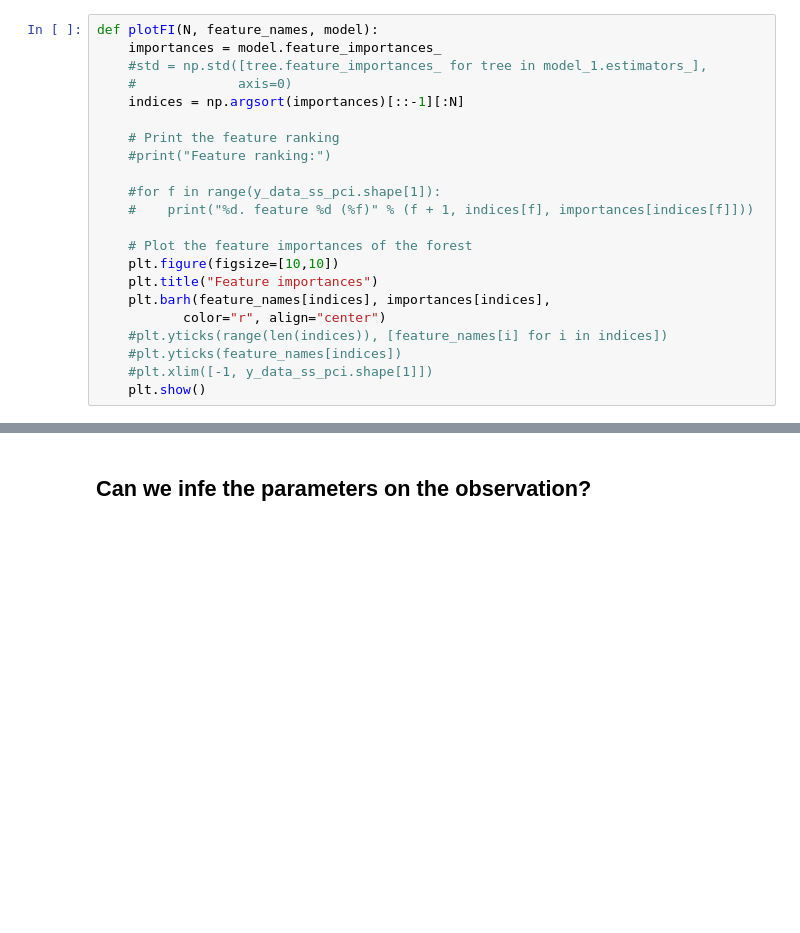
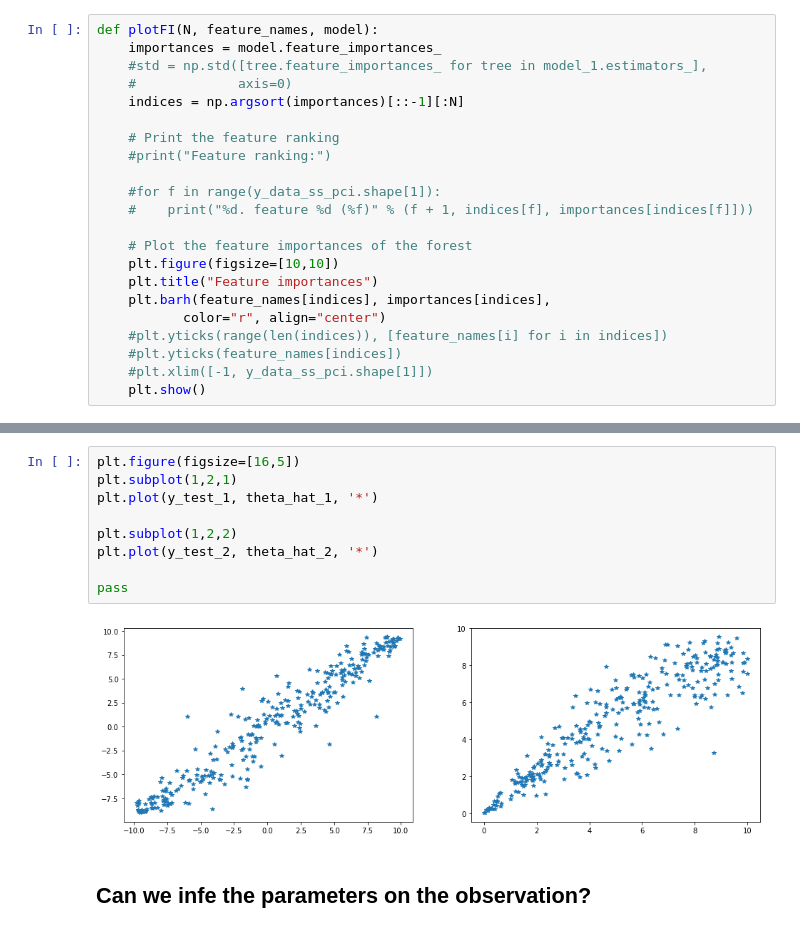
Before and after one commit to robineriksson/abcGBM, a Jupyter notebook: notebooks/Normal toy example.ipynb, the cells around one changed output, grey strips where cells are left out. Drawn from its saved outputs; the diff is of its cells as text; blank space fills up the shorter version.

```diff
--- a/notebooks/Normal toy example.ipynb
+++ b/notebooks/Normal toy example.ipynb
@@ -232,3 +256,14 @@ pass
+# %%
+plt.figure(figsize=[16,5])
+plt.subplot(1,2,1)
+plt.plot(y_test_1, theta_hat_1, '*')
+
+plt.subplot(1,2,2)
+plt.plot(y_test_2, theta_hat_2, '*')
+
+pass
+# %% [output]
+[figure, added]
 # %% [markdown]
 ## Can we infe the parameters on the observation?
 # %%
```
Also changed, not shown: parts of 32 cells of this notebook, 1 other file.
